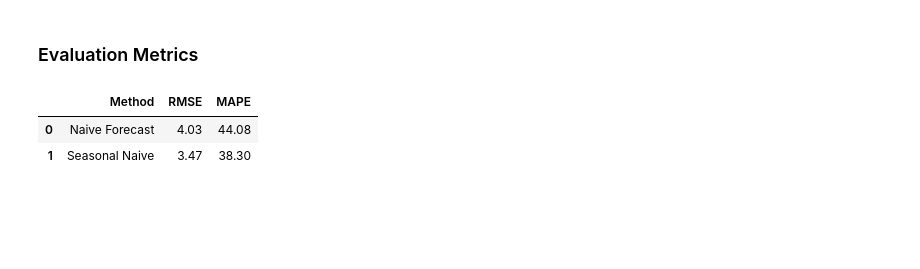
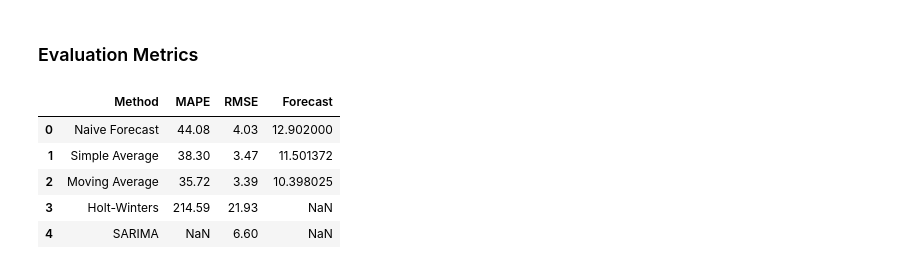
Before and after one commit to giantmagellan/SeaIceForecast, a Jupyter notebook: seaice_model_train.ipynb, the cells around one changed output. Drawn from its saved outputs; the diff is of its cells as text; code cells hidden in the pictures; blank space fills up the shorter version.

Commit message:
seasonal forecast dev

```diff
--- a/seaice_model_train.ipynb
+++ b/seaice_model_train.ipynb
@@ -123 +244,3 @@ plt.show()
+# %%
+y_hat['hw_predictions'] = preds_hw
 # %% [markdown]
@@ -124,0 +279,7 @@ plt.show()
+# %%
+# Fit your model
+model = pm.auto_arima(train_sarima['extent_million_sq_km'], seasonal=True, m=12)
+
+# make your forecasts
+# forecasts = model.predict(test_sarima['extent_million_sq_km'].shape[0])  # predict N steps into the future
+forecast = model.predict(test_nfc['extent_million_sq_km'].shape[0])
@@ -136,11 +319,38 @@ mape_sa = np.round(np.mean(np.abs(test_nfc['extent_million_sq_km'] - y_hat['avg_
+# %%
+# Outcome Variable parameter
+outcome_var = y_hat['extent_million_sq_km']
+
+# Calculate Evaluation Metrics
+rmse_fc, mape_fc = eval_metrics(outcome_var, y_hat['naive_forecast'])
+rmse_sa, mape_sa = eval_metrics(outcome_var, y_hat['avg_forecast'])
+rmse_ma, mape_ma = eval_metrics(outcome_var, y_hat['moving_avg_forecast'])
+rmse_hw, mape_hw = eval_metrics(outcome_var, y_hat['holt_winter_forecast'])
+# rmse_sarima, mape_sarima = eval_metrics(outcome_var, y_hat['SARIMA'])
+# %%
+# Calculate RMSE and MAPE for SARIMA Forecast
+rmse_sarima = np.sqrt(mean_squared_error(outcome_var, forecast)).round(2)
+
+mape_sarima = np.round(np.mean(np.abs(outcome_var - forecast) / outcome_var) * 100, 2)
 # %%
 # Print Evaluation Results
-results = pd.DataFrame({'Method':['Naive Forecast', 'Seasonal Naive'],
-                        'MAPE': [mape_fc, mape_sa],
-                        'RMSE': [rmse_fc, rmse_sa]})
-results = results[['Method', 'RMSE', 'MAPE']]
+results = pd.DataFrame({'Method':['Naive Forecast',
+                                  'Simple Average',
+                                  'Moving Average',
+                                  'Holt-Winters',
+                                  'SARIMA'
+                                  ],
+                        'MAPE': [mape_fc, mape_sa, mape_ma, mape_hw, mape_sarima],
+                        'RMSE': [rmse_fc, rmse_sa, rmse_ma, rmse_hw, rmse_sarima],
+                        'Forecast': [y_hat['naive_forecast'].iloc[0],
+                                     y_hat['avg_forecast'].iloc[0],
+                                     y_hat['moving_avg_forecast'].iloc[0],
+                                     None,
+                                     None]})
 results
 # %% [output]
-|  | Method | RMSE | MAPE |
-| 0 | Naive Forecast | 4.03 | 44.08 |
-| 1 | Seasonal Naive | 3.47 | 38.30 |
+|  | Method | MAPE | RMSE | Forecast |
+| 0 | Naive Forecast | 44.08 | 4.03 | 12.902000 |
+| 1 | Simple Average | 38.30 | 3.47 | 11.501372 |
+| 2 | Moving Average | 35.72 | 3.39 | 10.398025 |
+| 3 | Holt-Winters | 214.59 | 21.93 | NaN |
+| 4 | SARIMA | NaN | 6.60 | NaN |
```
Also changed, not shown: parts of 19 cells of this notebook, 1 other file.
